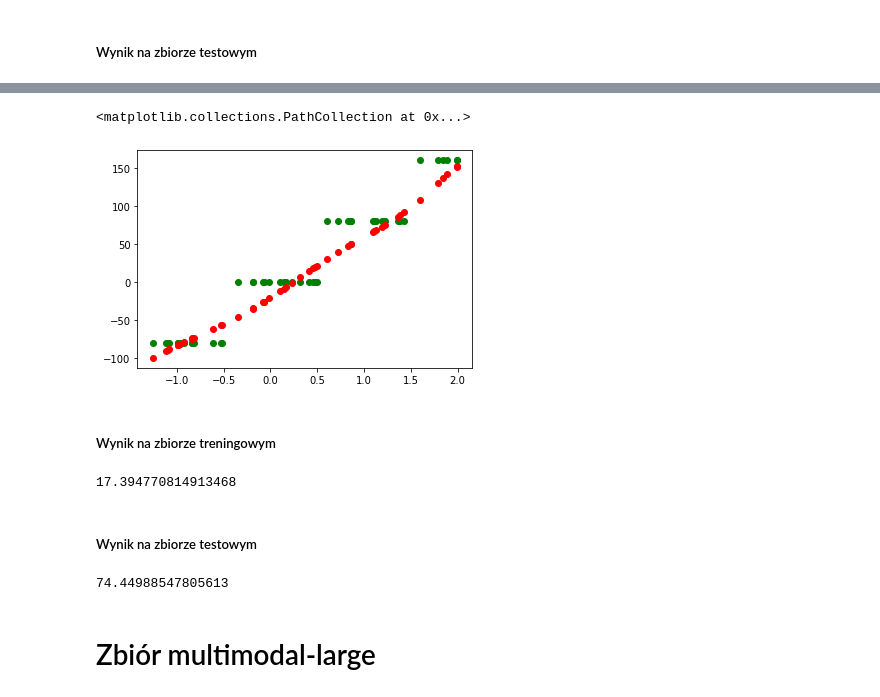
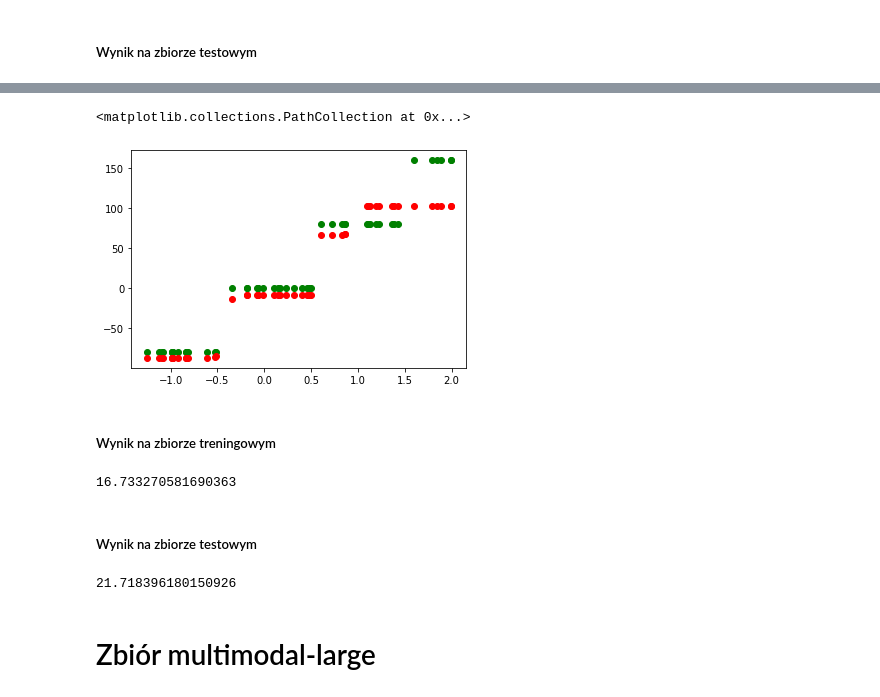
Before and after one commit to niladrem/mioad, a Jupyter notebook: lab02.ipynb, the cells around one changed output, grey strips where cells are left out. Saved outputs shown, nothing was run; the diff lists cells and outputs as text; code cells hidden in the pictures.

```diff
--- a/lab02.ipynb
+++ b/lab02.ipynb
@@ -154,10 +154,11 @@ class Network:
     def __repr__(self) -> str:
         return "Network(" + "\n\t".join([str(layer) for layer in self.layers]) + ")"
 
-    def __init__(self, layer_types: list, size: list, weights=None, gen_type="0|1") -> None:
+    def __init__(self, layer_types: list, size: list, weights=None, gen_type="0|1", norm=True) -> None:
         assert len(layer_types) == len(size) - 1, "Invalid matrix dimension"
         self.layers = []
         self.size = size
+        self.norm = norm
         for i, layer_type in enumerate(layer_types):
             if layer_type == "sigmoid":
                 self.addLayerBack(SigmoidLayer(size[i + 1], weights[i] if weights else Network.generate(gen_type, (size[i + 1], size[i] + 1))))
@@ -169,7 +170,7 @@ class Network:
     @staticmethod
     def batch_partition(list_in, n):
         l = copy.deepcopy(list_in)
-#         random.shuffle(l)
+        random.shuffle(l)
         return [l[(i * n):(i * n + n)] for i in range(int((len(l) + n - 1) / n))]
 
     def generate(gen_type: str, n: tuple) -> np.array:
@@ -197,8 +198,9 @@ class Network:
         return input
 
     def predict(self, x):
-        return self.s.inverse_transform(self.forward(x))
-        #return self.forward(x)
+        if self.norm:
+            return self.s.inverse_transform(self.forward(x))
+        return self.forward(x)
 
     def draw(self, prefix='', graph=None) -> None:
         g = Digraph(format='svg', name="neural network")
@@ -262,8 +264,10 @@ class Network:
                 neuron.deltas = [0 for i in range(len(neuron.weights))]
 
     def train_network(self, train_data: list, train_y: list, l_rate=1e-3, n_epoch=5, batch_size=None) -> None:
-        self.s = StandardScaler()
-        y_std = self.s.fit_transform(train_y)
+        y_std = train_y
+        if self.norm:
+            self.s = StandardScaler()
+            y_std = self.s.fit_transform(train_y)
         joined = [(train_data[i], y_std[i]) for i in range(len(train_y))]
         a = self.draw("null")
         for epoch in range(n_epoch):
@@ -292,6 +296,5 @@ network2 = Network(["linear"], [1, 2], [
 ])
 assert network2.forward([[5]]) == [[11, 17]]
 network2.draw("test")
-# https://machinelearningmastery.com/implement-backpropagation-algorithm-scratch-python/
 # %% [output]
 [drawing not drawn]
@@ -401,8 +406,8 @@ metrics.mean_absolute_error(test_df['y'], y_pred)
 # %%
 %%time
 np.random.seed(2137)
-mlp = Network(["sigmoid", "linear"], [1,10,1])
-mlp.train_network(np.expand_dims(train_df['x'], 1), np.expand_dims(train_df['y'], 1), n_epoch=300, l_rate=0.5, batch_size=1)
+mlp = Network(["sigmoid", "linear"], [1,10,1], norm=False)
+mlp.train_network(np.expand_dims(train_df['x'], 1), np.expand_dims(train_df['y'], 1), n_epoch=300, l_rate=1e-1, batch_size=8)
 
 y_pred = mlp.predict(np.expand_dims(train_df['x'], 1))
 y_pred = np.squeeze(y_pred)
@@ -414,11 +419,11 @@ Wall time: 4.63 s
 <matplotlib.collections.PathCollection at 0x...>
-[figure, old version]
+[figure, new version]
 # %% [markdown]
 ##### Wynik na zbiorze treningowym
 # %%
 metrics.mean_absolute_error(train_df['y'], y_pred)
 # %% [output]
-17.394770814913468
+16.733270581690363
 # %% [markdown]
 ##### Wynik na zbiorze testowym
 # %%
@@ -426,7 +431,7 @@ y_pred = mlp.forward(np.expand_dims(test_df['x'], 1))
 y_pred = np.squeeze(y_pred)
 metrics.mean_absolute_error(test_df['y'], y_pred)
 # %% [output]
-74.44988547805613
+21.718396180150926
 # %% [markdown]
 # Zbiór multimodal-large
 # %%
```
Also changed, not shown: parts of 19 cells of this notebook.
